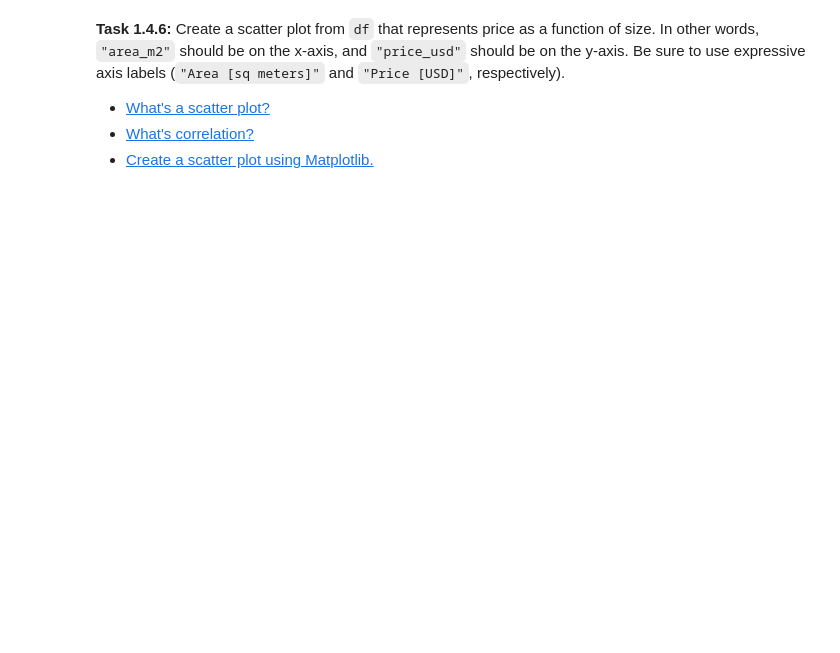
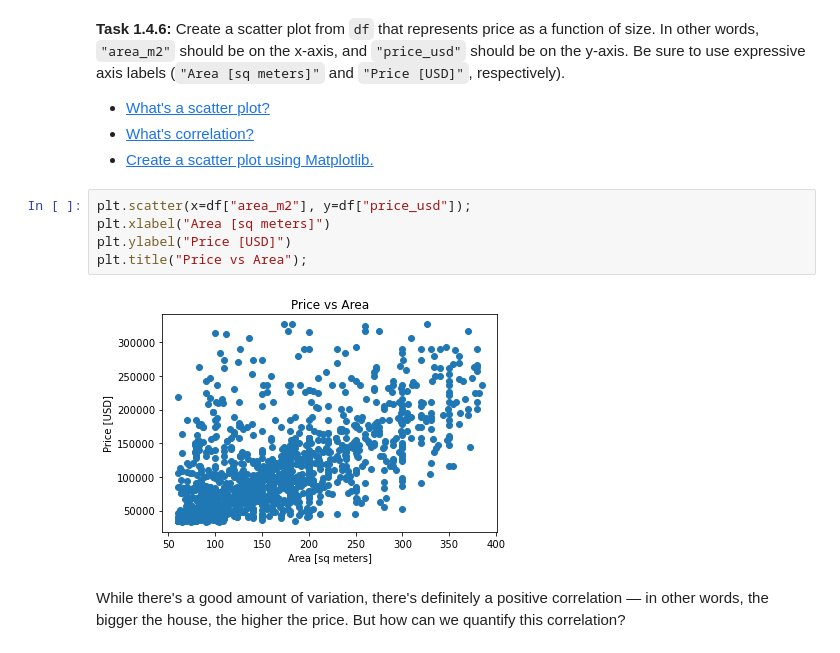
Before and after one commit to camara94/data_science_lab, a Jupyter notebook: lab/014-size-or-location.ipynb, the cells around one changed output. Cells and saved outputs as stored; diff of their text form; blank space fills up the shorter version.

```diff
--- a/lab/014-size-or-location.ipynb
+++ b/lab/014-size-or-location.ipynb
@@ -139,3 +139,12 @@ VimeoVideo("656377758", h="62546c7b86", width=600)
 - [What's a scatter plot?](../%40textbook/06-visualization-matplotlib.ipynb#Scatter-Plots)
 - [What's correlation?](../%40textbook/05-pandas-summary-statistics.ipynb#Correlations)
 - [Create a scatter plot using Matplotlib.](../%40textbook/06-visualization-matplotlib.ipynb#Scatter-Plots)
+# %%
+plt.scatter(x=df["area_m2"], y=df["price_usd"]);
+plt.xlabel("Area [sq meters]")
+plt.ylabel("Price [USD]")
+plt.title("Price vs Area");
+# %% [output]
+[figure, added]
+# %% [markdown]
+While there's a good amount of variation, there's definitely a positive correlation — in other words, the bigger the house, the higher the price. But how can we quantify this correlation?
```
Also changed, not shown: parts of 4 cells of this notebook.
